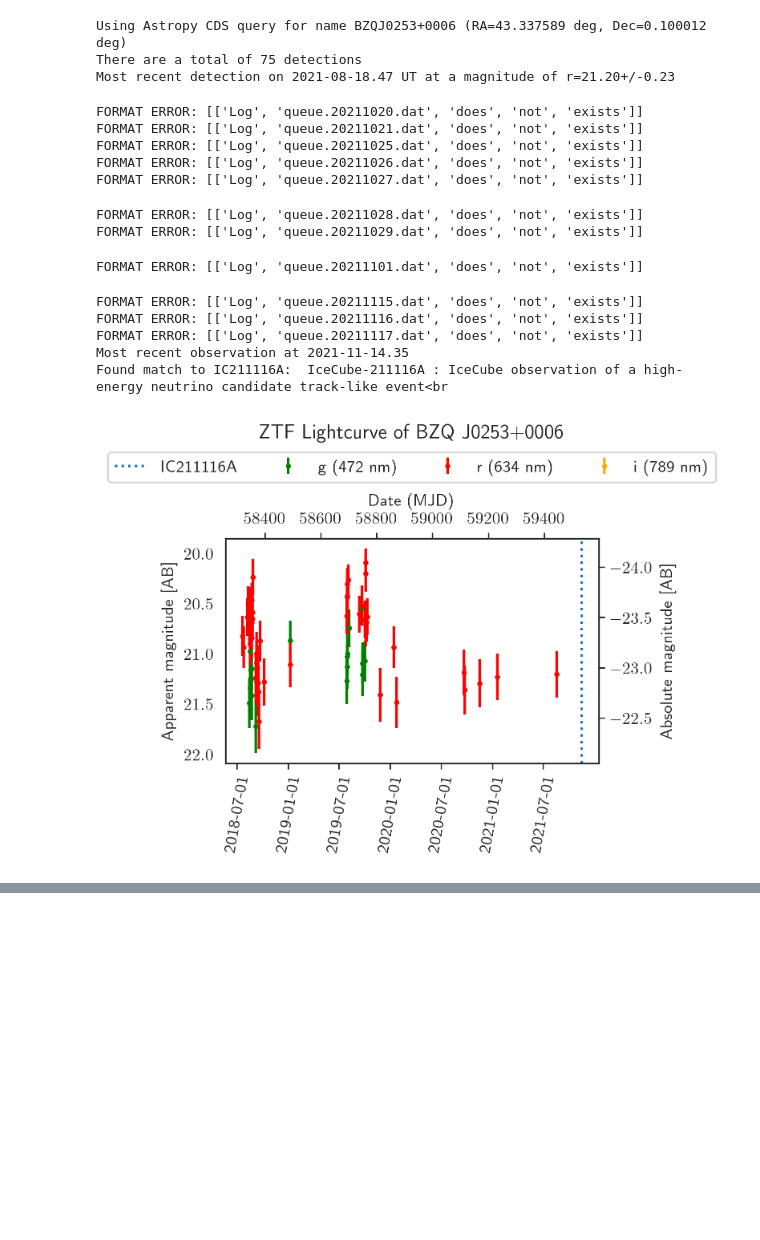
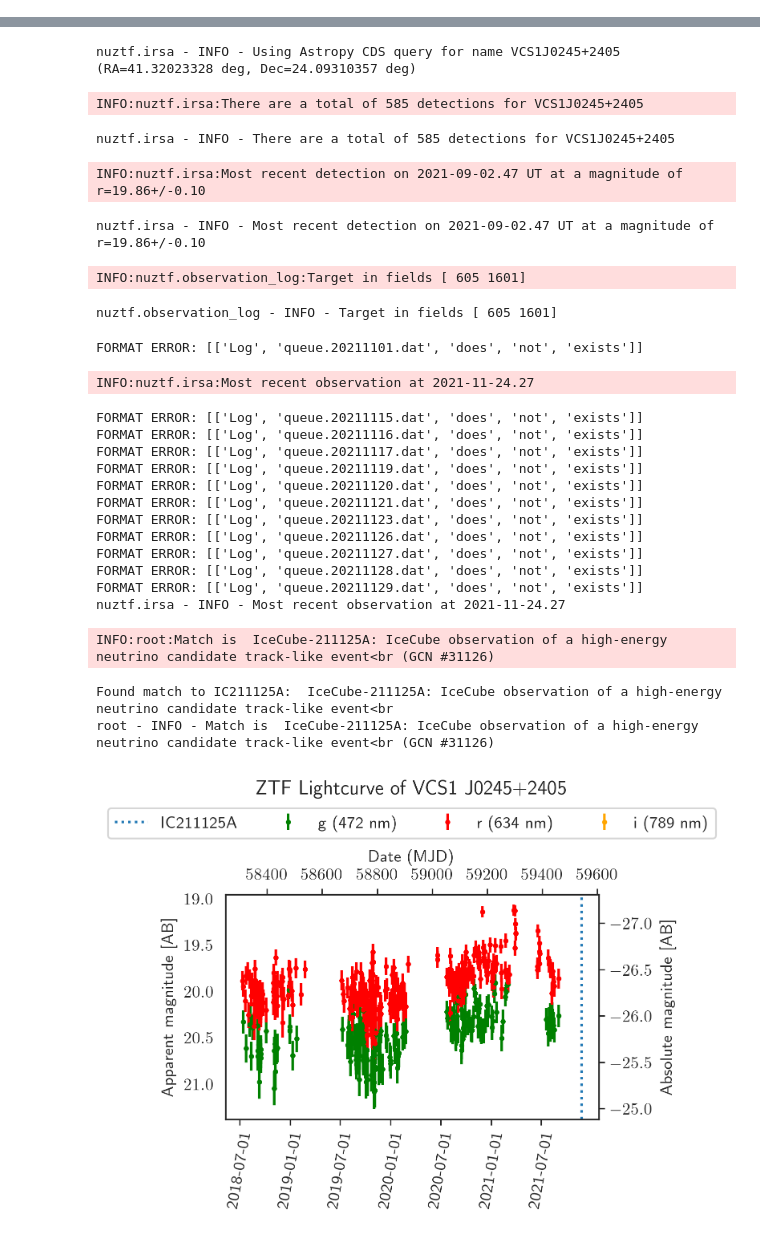
Before and after one commit to desy-multimessenger/nuztf, a Jupyter notebook: notebooks/irsa_lightcurve.ipynb, the cells around one changed output, grey strips where cells are left out. Saved outputs shown, nothing was run; the diff lists cells and outputs as text; code cells hidden in the pictures; blank space fills up the shorter version.

```diff
--- a/notebooks/irsa_lightcurve.ipynb
+++ b/notebooks/irsa_lightcurve.ipynb
@@ -31,22 +31,13 @@ logger.setLevel(logging.ERROR)
 # %%
-public_folder = "/Users/robertstein/usnik/public_html/public/"
+public_folder = "/Users/robertstein/usnik/home/rdstein/public_html/public/"
-# %%
-plot_irsa_lightcurve("BZQJ0253+0006", nu_name="IC211116A", source_redshift=1.0, plot_mag=True)
-# %% [output]
-Using Astropy CDS query for name BZQJ0253+0006 (RA=43.337589 deg, Dec=0.100012 deg)
-There are a total of 75 detections
-Most recent detection on 2021-08-18.47 UT at a magnitude of r=21.20+/-0.23
-FORMAT ERROR: [['Log', 'queue.20211020.dat', 'does', 'not', 'exists']]
-FORMAT ERROR: [['Log', 'queue.20211021.dat', 'does', 'not', 'exists']]
-FORMAT ERROR: [['Log', 'queue.20211025.dat', 'does', 'not', 'exists']]
-FORMAT ERROR: [['Log', 'queue.20211026.dat', 'does', 'not', 'exists']]
-FORMAT ERROR: [['Log', 'queue.20211027.dat', 'does', 'not', 'exists']]
-FORMAT ERROR: [['Log', 'queue.20211028.dat', 'does', 'not', 'exists']]
-FORMAT ERROR: [['Log', 'queue.20211029.dat', 'does', 'not', 'exists']]
-FORMAT ERROR: [['Log', 'queue.20211101.dat', 'does', 'not', 'exists']]
-FORMAT ERROR: [['Log', 'queue.20211115.dat', 'does', 'not', 'exists']]
-FORMAT ERROR: [['Log', 'queue.20211116.dat', 'does', 'not', 'exists']]
-FORMAT ERROR: [['Log', 'queue.20211117.dat', 'does', 'not', 'exists']]
-Most recent observation at 2021-11-14.35
-Found match to IC211116A:  IceCube-211116A : IceCube observation of a high-energy neutrino candidate track-like event<br
-[figure, removed]
+# %%
+plot_irsa_lightcurve(
+#     "CRATESJ025806+203006",
+#     nu_name=["IC191231A", "IC211125A"],
+    "VCS1J0245+2405",
+    nu_name="IC211125A",
+    plot_mag=True,
+    public_folder=public_folder,
+    source_redshift=2.247
+)
+# %% [output]
@@ -52,0 +45,25 @@ Found match to IC211116A:  IceCube-211116A : IceCube observation of a high-energ
+nuztf.irsa - INFO - Using Astropy CDS query for name VCS1J0245+2405 (RA=41.32023328 deg, Dec=24.09310357 deg)
+INFO:nuztf.irsa:There are a total of 585 detections for VCS1J0245+2405
+nuztf.irsa - INFO - There are a total of 585 detections for VCS1J0245+2405
+INFO:nuztf.irsa:Most recent detection on 2021-09-02.47 UT at a magnitude of r=19.86+/-0.10
+nuztf.irsa - INFO - Most recent detection on 2021-09-02.47 UT at a magnitude of r=19.86+/-0.10
+INFO:nuztf.observation_log:Target in fields [ 605 1601]
+nuztf.observation_log - INFO - Target in fields [ 605 1601]
+FORMAT ERROR: [['Log', 'queue.20211101.dat', 'does', 'not', 'exists']]
+INFO:nuztf.irsa:Most recent observation at 2021-11-24.27
+FORMAT ERROR: [['Log', 'queue.20211115.dat', 'does', 'not', 'exists']]
+FORMAT ERROR: [['Log', 'queue.20211116.dat', 'does', 'not', 'exists']]
+FORMAT ERROR: [['Log', 'queue.20211117.dat', 'does', 'not', 'exists']]
+FORMAT ERROR: [['Log', 'queue.20211119.dat', 'does', 'not', 'exists']]
+FORMAT ERROR: [['Log', 'queue.20211120.dat', 'does', 'not', 'exists']]
+FORMAT ERROR: [['Log', 'queue.20211121.dat', 'does', 'not', 'exists']]
+FORMAT ERROR: [['Log', 'queue.20211123.dat', 'does', 'not', 'exists']]
+FORMAT ERROR: [['Log', 'queue.20211126.dat', 'does', 'not', 'exists']]
+FORMAT ERROR: [['Log', 'queue.20211127.dat', 'does', 'not', 'exists']]
+FORMAT ERROR: [['Log', 'queue.20211128.dat', 'does', 'not', 'exists']]
+FORMAT ERROR: [['Log', 'queue.20211129.dat', 'does', 'not', 'exists']]
+nuztf.irsa - INFO - Most recent observation at 2021-11-24.27
+INFO:root:Match is  IceCube-211125A: IceCube observation of a high-energy neutrino candidate track-like event<br (GCN #31126)
+Found match to IC211125A:  IceCube-211125A: IceCube observation of a high-energy neutrino candidate track-like event<br
+root - INFO - Match is  IceCube-211125A: IceCube observation of a high-energy neutrino candidate track-like event<br (GCN #31126)
+[figure, added]
```
Also changed, not shown: parts of 2 cells of this notebook, 1 other file.
